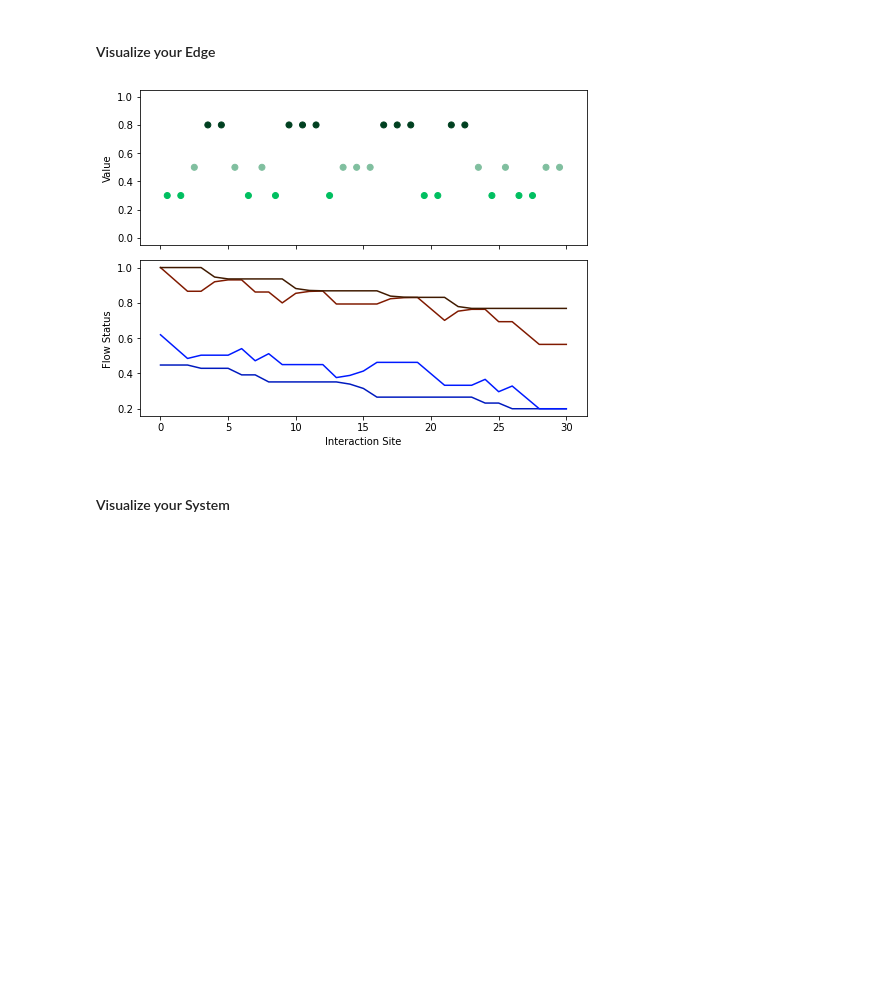
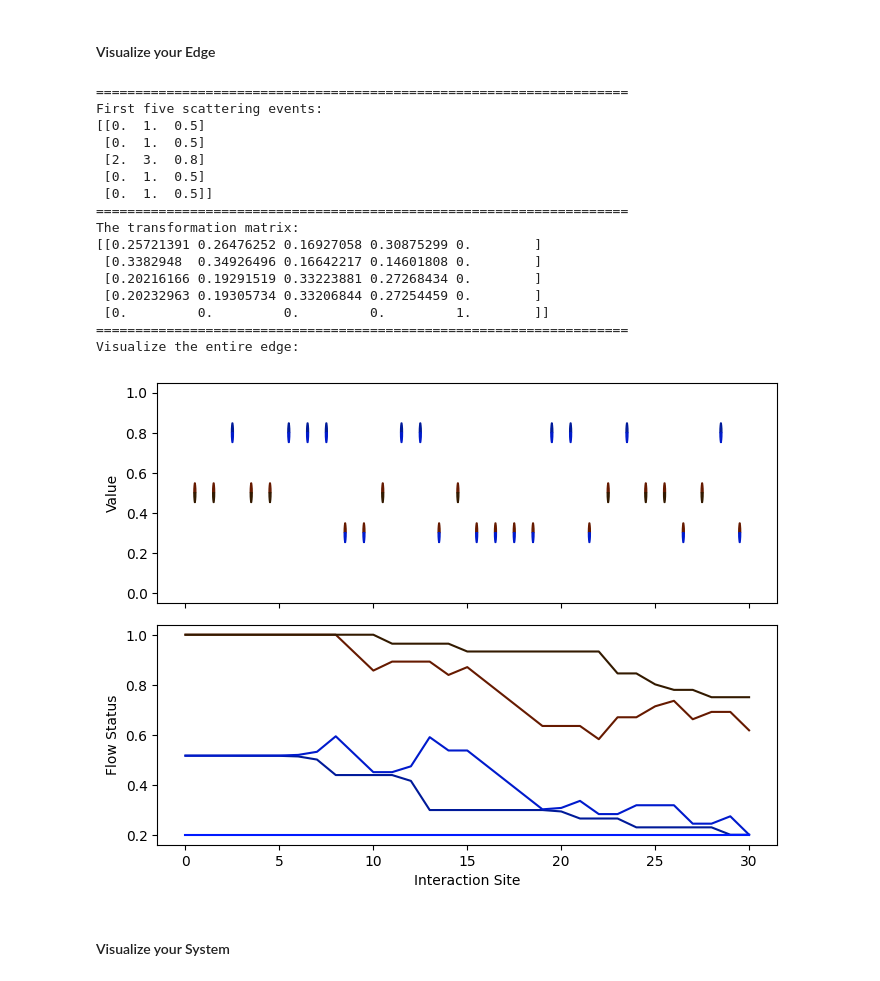
Before and after one commit to LarsonLaugh/Counterfusion, a Jupyter notebook: demo.ipynb, the cells around one changed output. Cells and saved outputs as stored; diff of their text form; code cells hidden in the pictures; blank space fills up the shorter version.

```diff
--- a/demo.ipynb
+++ b/demo.ipynb
@@ -120,19 +120,47 @@ plt.axhline(y=0.5,linestyle='--',c='k')
 # %%
 from allscatter import *
 import numpy as np
 import matplotlib.pyplot as plt
-
-totalNumMover = 4
+#===============================================================
+# General information for the edge - Superparameters
+totalNumMover = 5
 numForwardMover = 2
-nfm = numForwardMover
-initStates = [1,1,0.2,0.2]
-beta = 0.3
-delta = 0.5
-edgeDef = [[0,3,beta,10],[0,1,0.8,10],[2,3,delta,10]]
+initStates = [1,1,0.2,0.2,0.2]
+#===============================================================
+# Information of scattering events
+# Interaction parameters
+v03 = 0.3
+v01 = 0.5
+v23 = 0.8
+edgeDef = [[0,3,v03,10],[0,1,v01,10],[2,3,v23,10]]
 edgeInfo = generate_bynumber(edgeDef)
 edge = Edge(edgeInfo,totalNumMover,numForwardMover)
+print("====================================================================")
+print("First five scattering events:")
+print(edge.get_seq()[:5])
+print("====================================================================")
+print("The transformation matrix:")
+print(edge.trans_mat())
+print("====================================================================")
+print("Visualize the entire edge:")
 ax1,ax2 = edge.plot(initStates)
 # %% [output]
+====================================================================
+First five scattering events:
+[[0.  1.  0.5]
+ [0.  1.  0.5]
+ [2.  3.  0.8]
+ [0.  1.  0.5]
+ [0.  1.  0.5]]
+====================================================================
+The transformation matrix:
+[[0.25721391 0.26476252 0.16927058 0.30875299 0.        ]
+ [0.3382948  0.34926496 0.16642217 0.14601808 0.        ]
+ [0.20216166 0.19291519 0.33223881 0.27268434 0.        ]
+ [0.20232963 0.19305734 0.33206844 0.27254459 0.        ]
+ [0.         0.         0.         0.         1.        ]]
+====================================================================
+Visualize the entire edge:
-[figure, old version]
+[figure, new version]
 # %% [markdown]
 #### Visualize your System
```
Also changed, not shown: parts of 7 cells of this notebook, 1 other file.
